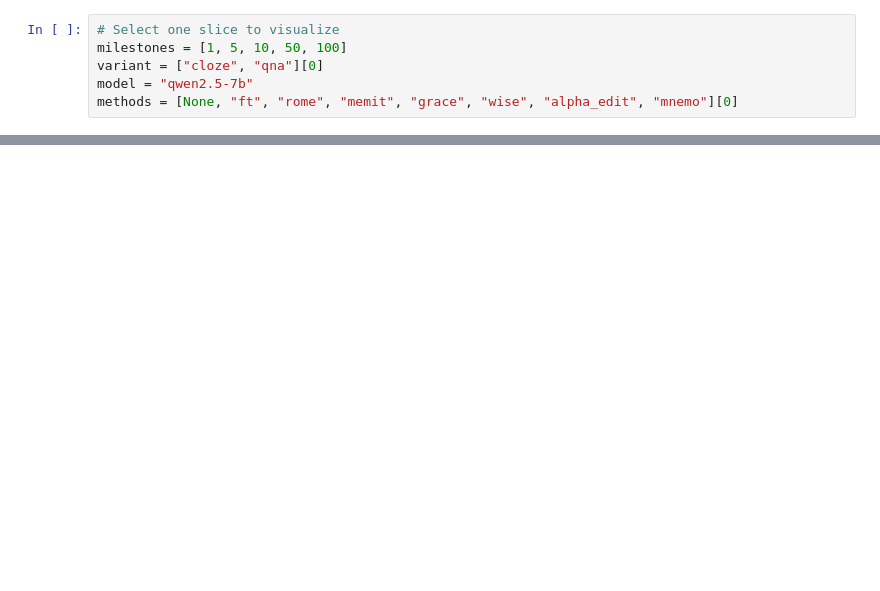
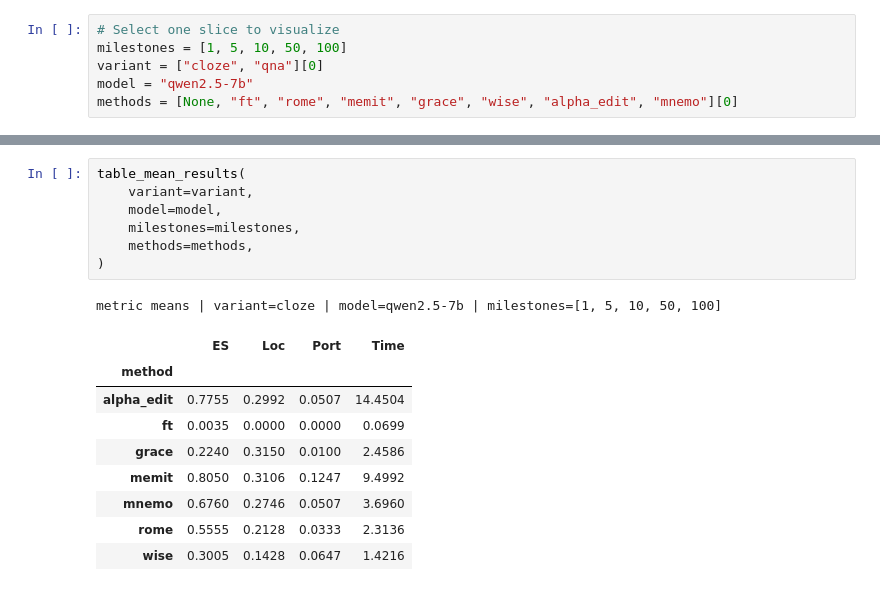
Before and after one commit to x-savassan-x/KnowledgeSurgeon, a Jupyter notebook: notebook/visualize.ipynb, the cells around one changed output, grey strips where cells are left out. Saved outputs shown, nothing was run; the diff lists cells and outputs as text; blank space fills up the shorter version.

```diff
--- a/notebook/visualize.ipynb
+++ b/notebook/visualize.ipynb
@@ -32,0 +47,18 @@ plot_results(
+# %%
+table_mean_results(
+    variant=variant,
+    model=model,
+    milestones=milestones,
+    methods=methods,
+)
+# %% [output]
+metric means | variant=cloze | model=qwen2.5-7b | milestones=[1, 5, 10, 50, 100]
+|  | ES | Loc | Port | Time |
+| method |  |  |  |  |
+| alpha_edit | 0.7755 | 0.2992 | 0.0507 | 14.4504 |
+| ft | 0.0035 | 0.0000 | 0.0000 | 0.0699 |
+| grace | 0.2240 | 0.3150 | 0.0100 | 2.4586 |
+| memit | 0.8050 | 0.3106 | 0.1247 | 9.4992 |
+| mnemo | 0.6760 | 0.2746 | 0.0507 | 3.6960 |
+| rome | 0.5555 | 0.2128 | 0.0333 | 2.3136 |
+| wise | 0.3005 | 0.1428 | 0.0647 | 1.4216 |
```
Also changed, not shown: parts of 4 cells of this notebook, 1 other file.
